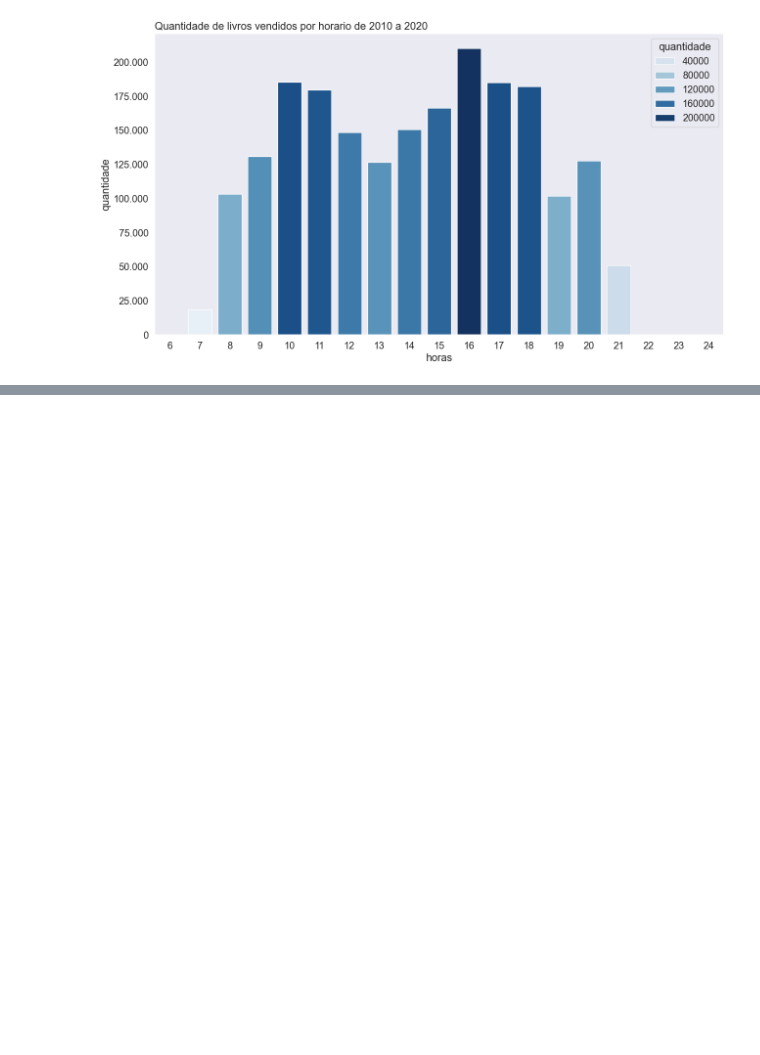
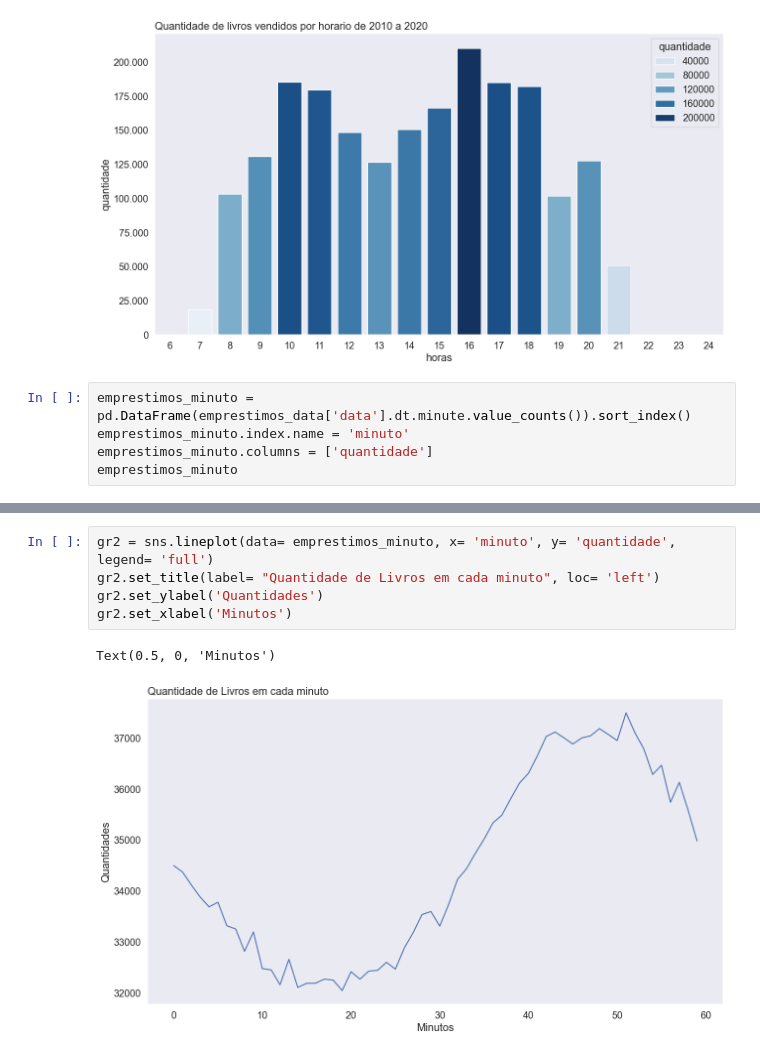
Before and after one commit to OPeaga/7DaysOfCode, a Jupyter notebook: FullProject/7DaysOfCode.ipynb, the cells around one changed output, grey strips where cells are left out. Cells and saved outputs as stored; diff of their text form; blank space fills up the shorter version.

```diff
--- a/FullProject/7DaysOfCode.ipynb
+++ b/FullProject/7DaysOfCode.ipynb
@@ -305,3 +306,8 @@ gr.set_title(loc= "left", label= "Quantidade de livros vendidos por horario de 2
 gr.yaxis.set_major_formatter(ticker.FuncFormatter(lambda x, p: format(int(x), ',').replace(',','.')))
 # %% [output]
 [figure]
+# %%
+emprestimos_minuto = pd.DataFrame(emprestimos_data['data'].dt.minute.value_counts()).sort_index()
+emprestimos_minuto.index.name = 'minuto'
+emprestimos_minuto.columns = ['quantidade']
+emprestimos_minuto
@@ -307,0 +345,8 @@ gr.yaxis.set_major_formatter(ticker.FuncFormatter(lambda x, p: format(int(x), ',
+# %%
+gr2 = sns.lineplot(data= emprestimos_minuto, x= 'minuto', y= 'quantidade', legend= 'full')
+gr2.set_title(label= "Quantidade de Livros em cada minuto", loc= 'left')
+gr2.set_ylabel('Quantidades')
+gr2.set_xlabel('Minutos')
+# %% [output]
+Text(0.5, 0, 'Minutos')
+[figure, added]
```
Also changed, not shown: parts of 13 cells of this notebook.
